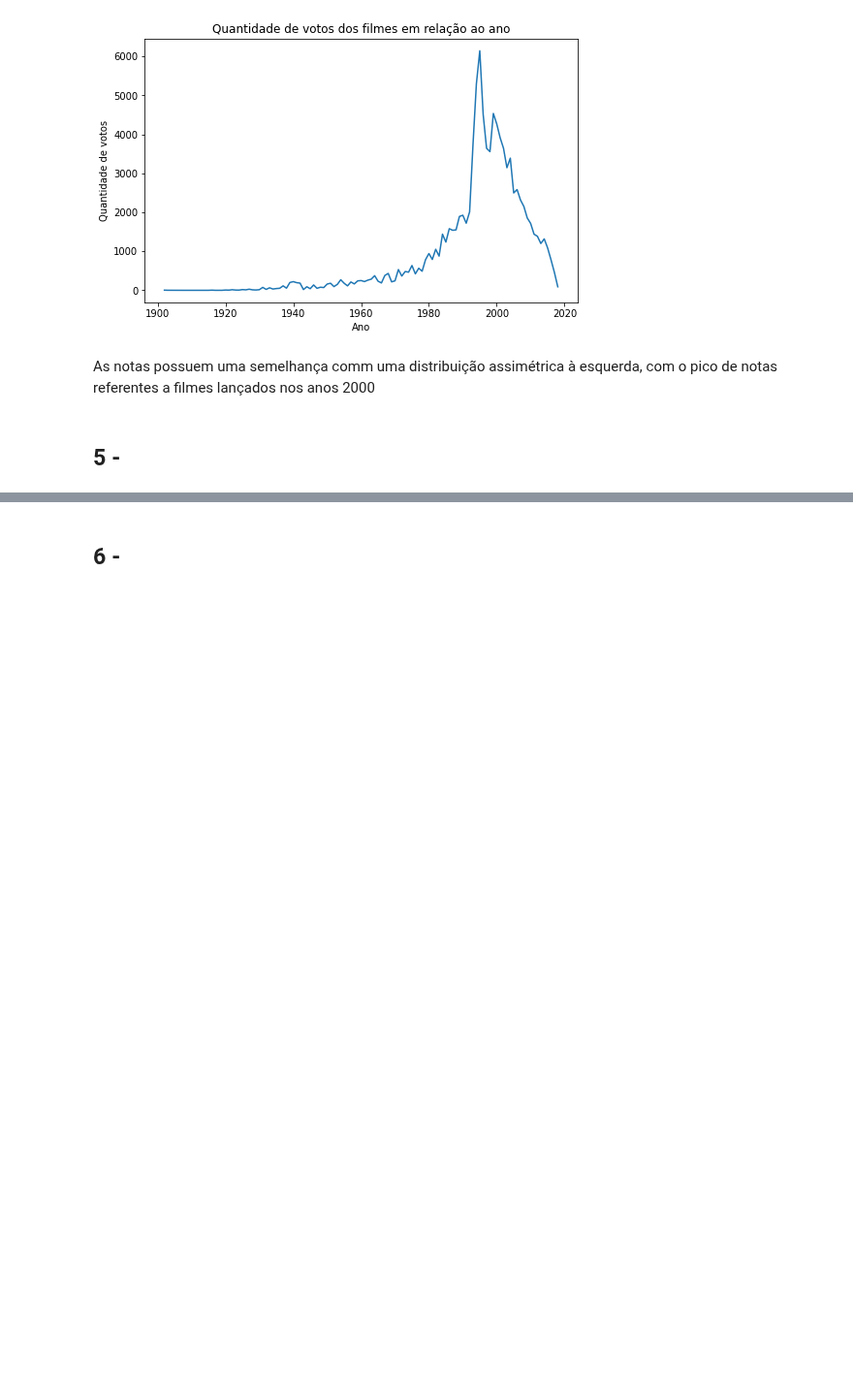
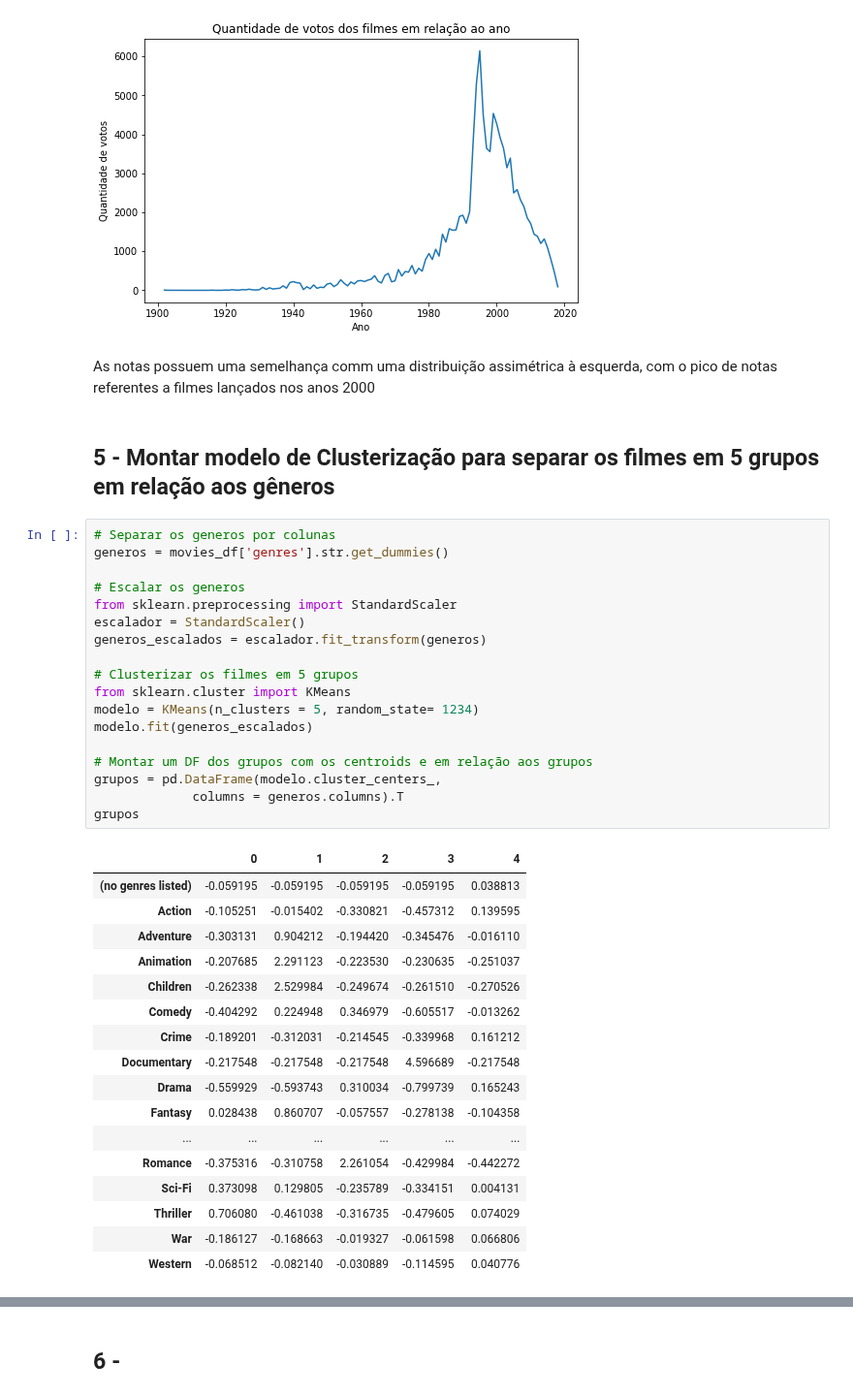
Before and after one commit to dieguim-ifsp-posCD/D1AED, a Jupyter notebook: avaliacoes/20210513-avaliacao01/AED-movie-lens-small.ipynb, the cells around one changed output, grey strips where cells are left out. Shown at 97% size. Cells and saved outputs as stored; diff of their text form; blank space fills up the shorter version.

```diff
--- a/avaliacoes/20210513-avaliacao01/AED-movie-lens-small.ipynb
+++ b/avaliacoes/20210513-avaliacao01/AED-movie-lens-small.ipynb
@@ -847,4 +847,40 @@ Text(0.5, 1.0, 'Quantidade de votos dos filmes em relação ao ano')
 # %% [markdown]
 As notas possuem uma semelhança comm uma distribuição assimétrica à esquerda, com o pico de notas referentes a filmes lançados nos anos 2000
 # %% [markdown]
-## 5 -
+## 5 - Montar modelo de Clusterização para separar os filmes em 5 grupos em relação aos gêneros
+# %%
+# Separar os generos por colunas
+generos = movies_df['genres'].str.get_dummies()
+
+# Escalar os generos
+from sklearn.preprocessing import StandardScaler
+escalador = StandardScaler()
+generos_escalados = escalador.fit_transform(generos)
+
+# Clusterizar os filmes em 5 grupos
+from sklearn.cluster import KMeans
+modelo = KMeans(n_clusters = 5, random_state= 1234)
+modelo.fit(generos_escalados)
+
+# Montar um DF dos grupos com os centroids e em relação aos grupos
+grupos = pd.DataFrame(modelo.cluster_centers_,
+             columns = generos.columns).T
+grupos
+# %% [output]
+|  | 0 | 1 | 2 | 3 | 4 |
+| (no genres listed) | -0.059195 | -0.059195 | -0.059195 | -0.059195 | 0.038813 |
+| Action | -0.105251 | -0.015402 | -0.330821 | -0.457312 | 0.139595 |
+| Adventure | -0.303131 | 0.904212 | -0.194420 | -0.345476 | -0.016110 |
+| Animation | -0.207685 | 2.291123 | -0.223530 | -0.230635 | -0.251037 |
+| Children | -0.262338 | 2.529984 | -0.249674 | -0.261510 | -0.270526 |
+| Comedy | -0.404292 | 0.224948 | 0.346979 | -0.605517 | -0.013262 |
+| Crime | -0.189201 | -0.312031 | -0.214545 | -0.339968 | 0.161212 |
+| Documentary | -0.217548 | -0.217548 | -0.217548 | 4.596689 | -0.217548 |
+| Drama | -0.559929 | -0.593743 | 0.310034 | -0.799739 | 0.165243 |
+| Fantasy | 0.028438 | 0.860707 | -0.057557 | -0.278138 | -0.104358 |
+| ... | ... | ... | ... | ... | ... |
+| Romance | -0.375316 | -0.310758 | 2.261054 | -0.429984 | -0.442272 |
+| Sci-Fi | 0.373098 | 0.129805 | -0.235789 | -0.334151 | 0.004131 |
+| Thriller | 0.706080 | -0.461038 | -0.316735 | -0.479605 | 0.074029 |
+| War | -0.186127 | -0.168663 | -0.019327 | -0.061598 | 0.066806 |
+| Western | -0.068512 | -0.082140 | -0.030889 | -0.114595 | 0.040776 |
```
Also changed, not shown: parts of 2 cells of this notebook.
